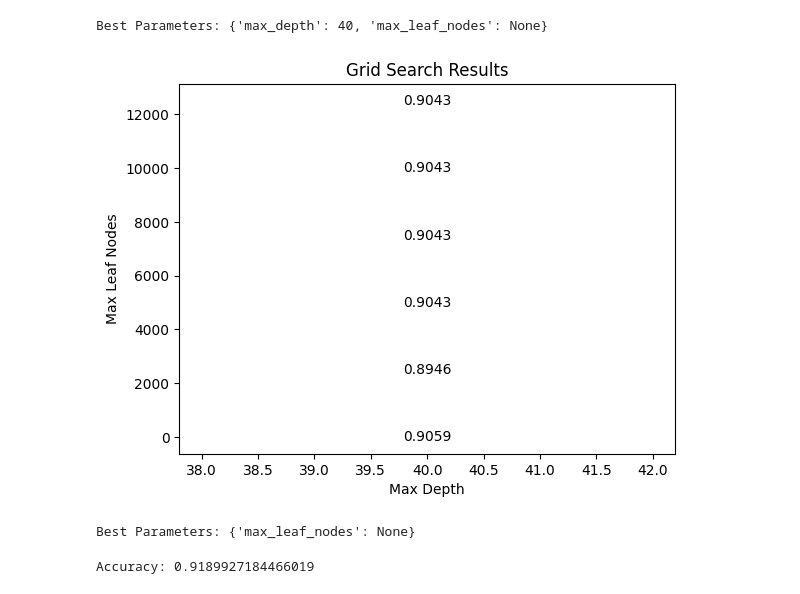
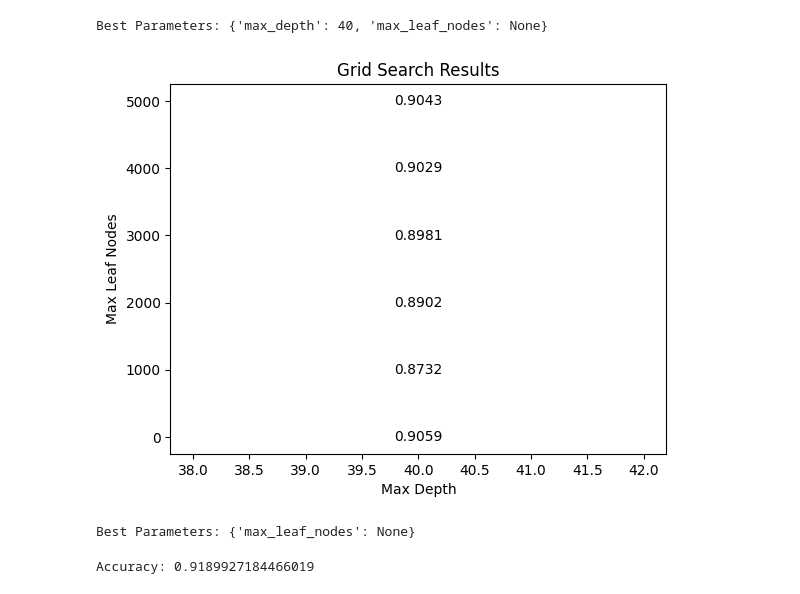
Before and after one commit to manpreetdhindsa747/COMP_542, a Jupyter notebook: adult_prediction.ipynb, the cells around one changed output. Saved outputs shown, nothing was run; the diff lists cells and outputs as text; code cells hidden in the pictures.

```diff
--- a/adult_prediction.ipynb
+++ b/adult_prediction.ipynb
@@ -543,7 +543,7 @@ from sklearn.model_selection import train_test_split
 
 # Define the parameter grid
 param_grid = {
-    'max_leaf_nodes': [None, 2500, 5000, 7500, 10000, 12500]
+    'max_leaf_nodes': [None, 1000, 2000, 3000, 4000, 5000]
 }
 
 # Create a random forest classifier
@@ -559,34 +559,34 @@ grid_search.fit(X_train, y_train)
 results = grid_search.cv_results_
 params = results['params']
 mean_test_scores = results['mean_test_score']
 
 # Plot the results
 fig, ax = plt.subplots()
 
 fixed_depth = 40
 
 for param, score in zip(params, mean_test_scores):
     leaf_nodes = param['max_leaf_nodes']
 
     # Replace None values with 0
     leaf_nodes = leaf_nodes if leaf_nodes is not None else 0
 
     # Scatter point in white
     ax.scatter(fixed_depth, leaf_nodes, color='white', s=100)
     # Display only the labels
     ax.text(fixed_depth, leaf_nodes, f'{score:.4f}', ha='center', va='center', color='black')
 
 ax.set_xlabel('Max Depth')
 ax.set_ylabel('Max Leaf Nodes')
 ax.set_title('Grid Search Results')
 
 plt.show()
 
 # Print the best parameters
 best_params = grid_search.best_params_
 print(f"Best Parameters: {best_params}")
 # %% [output]
-[figure, old version]
+[figure, new version]
 Best Parameters: {'max_leaf_nodes': None}
 # %%
 # Re-run the rf model with the tuned paramters (n_estimators, max_depth, max_leaf_nodes)
```
Also changed, not shown: parts of 4 cells of this notebook.
